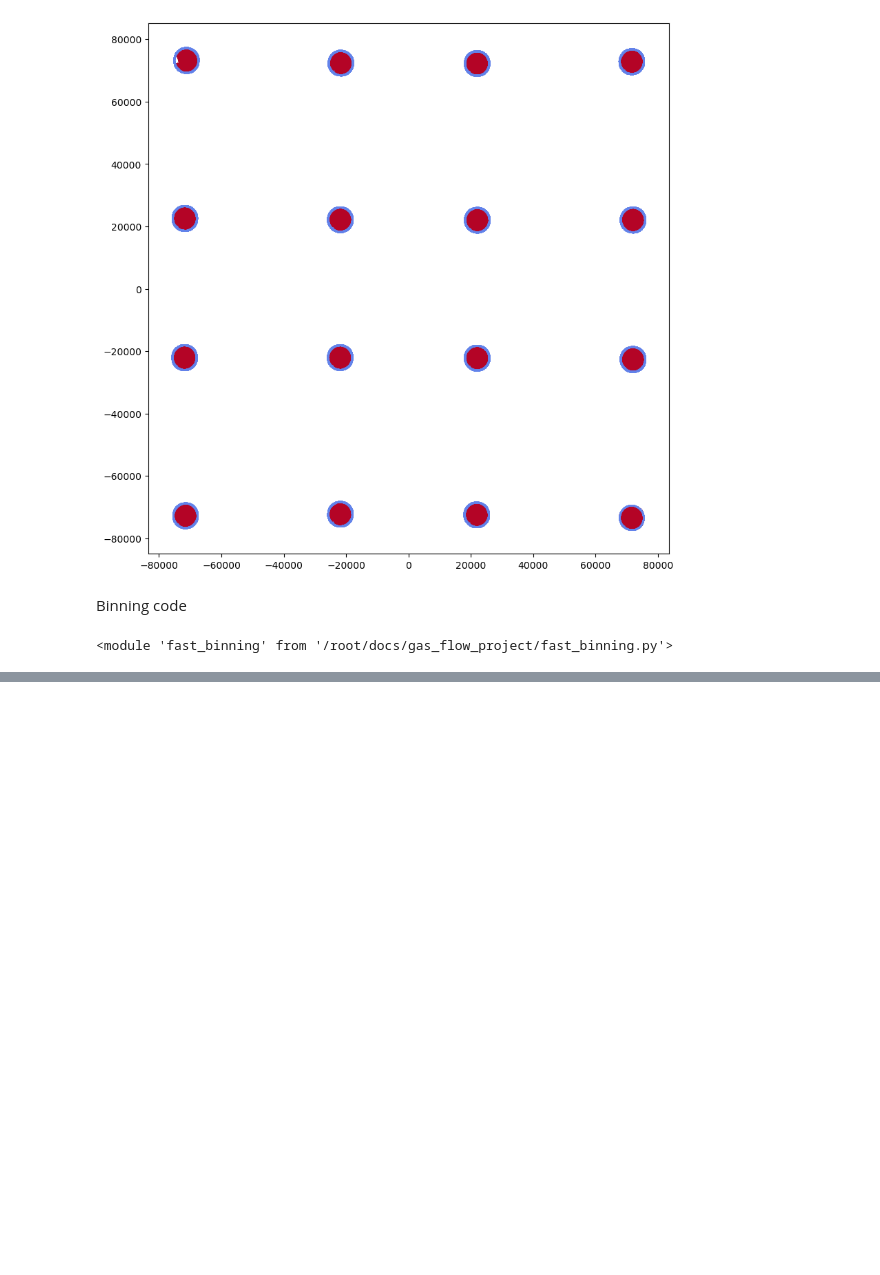
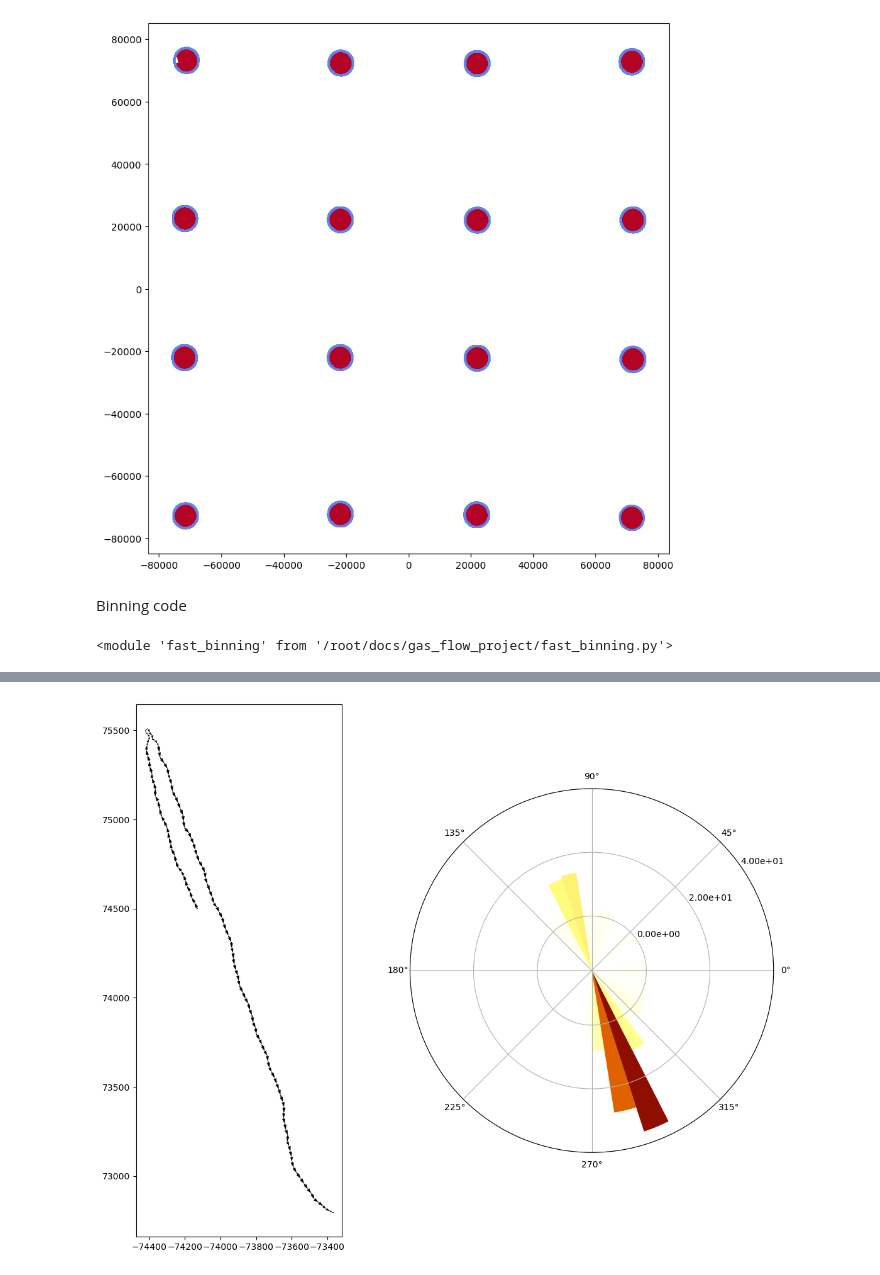
Before and after one commit to PatLT/grouch-binning, a Jupyter notebook: paths.ipynb, the cells around one changed output, grey strips where cells are left out. Drawn from its saved outputs; the diff is of its cells as text; code cells hidden in the pictures; blank space fills up the shorter version.

```diff
--- a/paths.ipynb
+++ b/paths.ipynb
@@ -199,0 +212,3 @@ XY_bins.bin(test)
+# %%
+var_labels = test.loc[:,"Photodiode":].columns.drop(["Z","Frame","Layer"]) # a list of metrics that correspond to dependent variables.
+var_labels = var_labels.append(pd.Index(["Distance traversed"])) # An extra variable, it's value is calculated by the expand_df function.
@@ -199,0 +231,11 @@ XY_bins.bin(test)
+# %%
+fig = plt.figure(figsize=(12,9))
+ax = fig.add_subplot(1,2,1)
+#ax.plot(x,y,".-",ms=3.0)
+ax.quiver(x[:-1],y[:-1],x[1:]-x[:-1],y[1:]-y[:-1],scale_units='xy',angles='xy',scale=1)
+ax.set_aspect("equal")
+ax = fig.add_subplot(1,2,2,polar=True)
+fast_binning.plot_orientation_bins(ax,th_data,"Photodiode",quantity="count",vrange=(0,50))
+fig.tight_layout()
+# %% [output]
+[figure, added]
```
Also changed, not shown: parts of 7 cells of this notebook, 1 other file.
